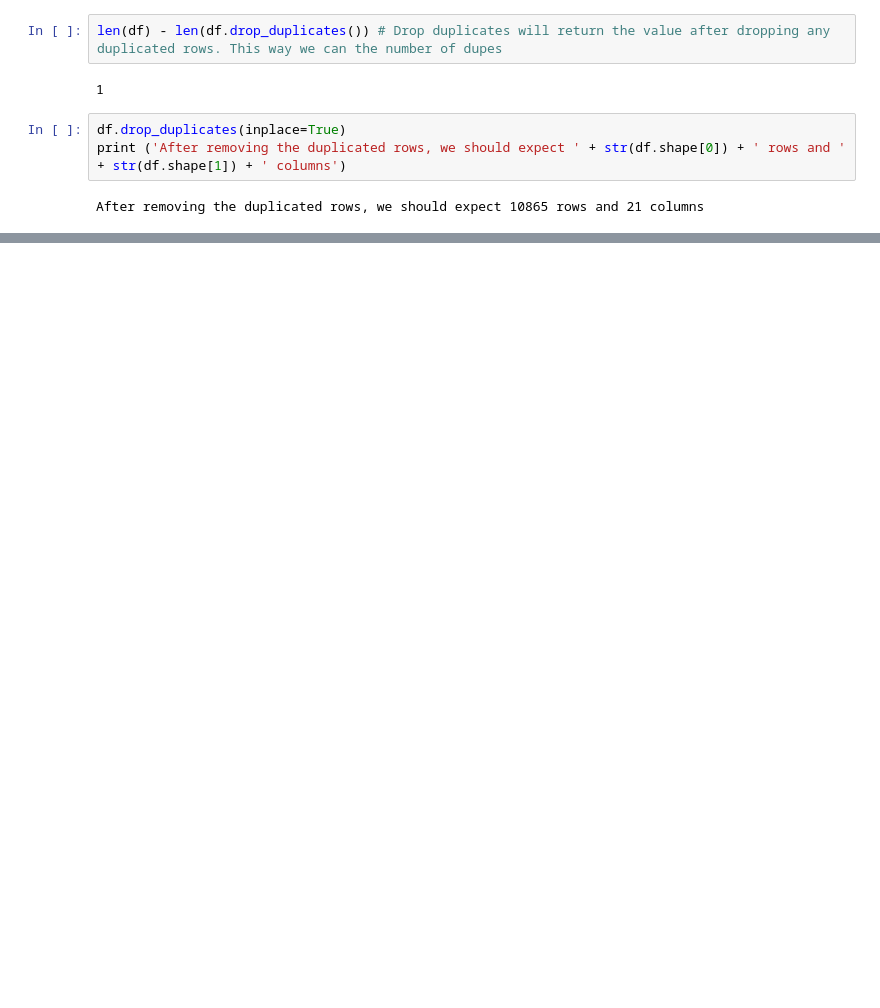
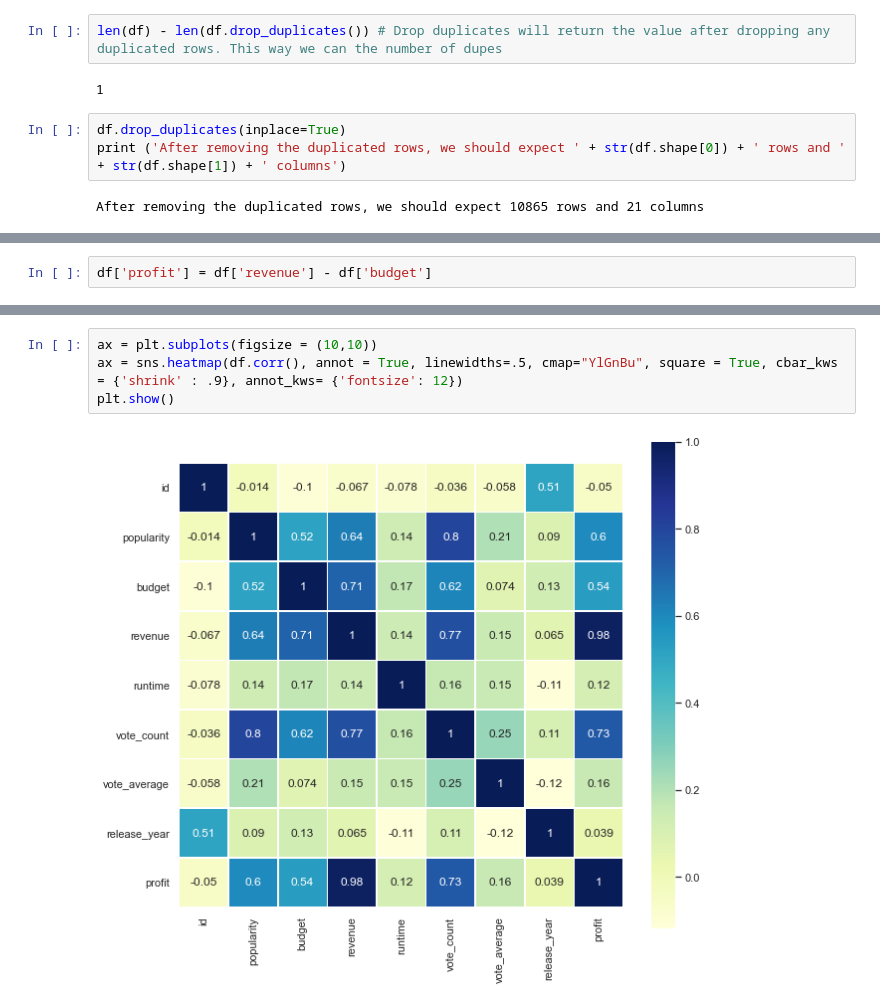
Before and after one commit to IonDragos2003/UdacityDA_Investigate-tMDB, a Jupyter notebook: my_code.ipynb, the cells around one changed output, grey strips where cells are left out. Saved outputs shown, nothing was run; the diff lists cells and outputs as text; blank space fills up the shorter version.

```diff
--- a/my_code.ipynb
+++ b/my_code.ipynb
@@ -154,0 +162,2 @@ memory usage: 1.7+ MB
+# %%
+df['profit'] = df['revenue'] - df['budget']
@@ -154,0 +202,6 @@ memory usage: 1.7+ MB
+# %%
+ax = plt.subplots(figsize = (10,10))
+ax = sns.heatmap(df.corr(), annot = True, linewidths=.5, cmap="YlGnBu", square = True, cbar_kws = {'shrink' : .9}, annot_kws= {'fontsize': 12})
+plt.show()
+# %% [output]
+[figure, added]
```
Also changed, not shown: parts of 25 cells of this notebook.
